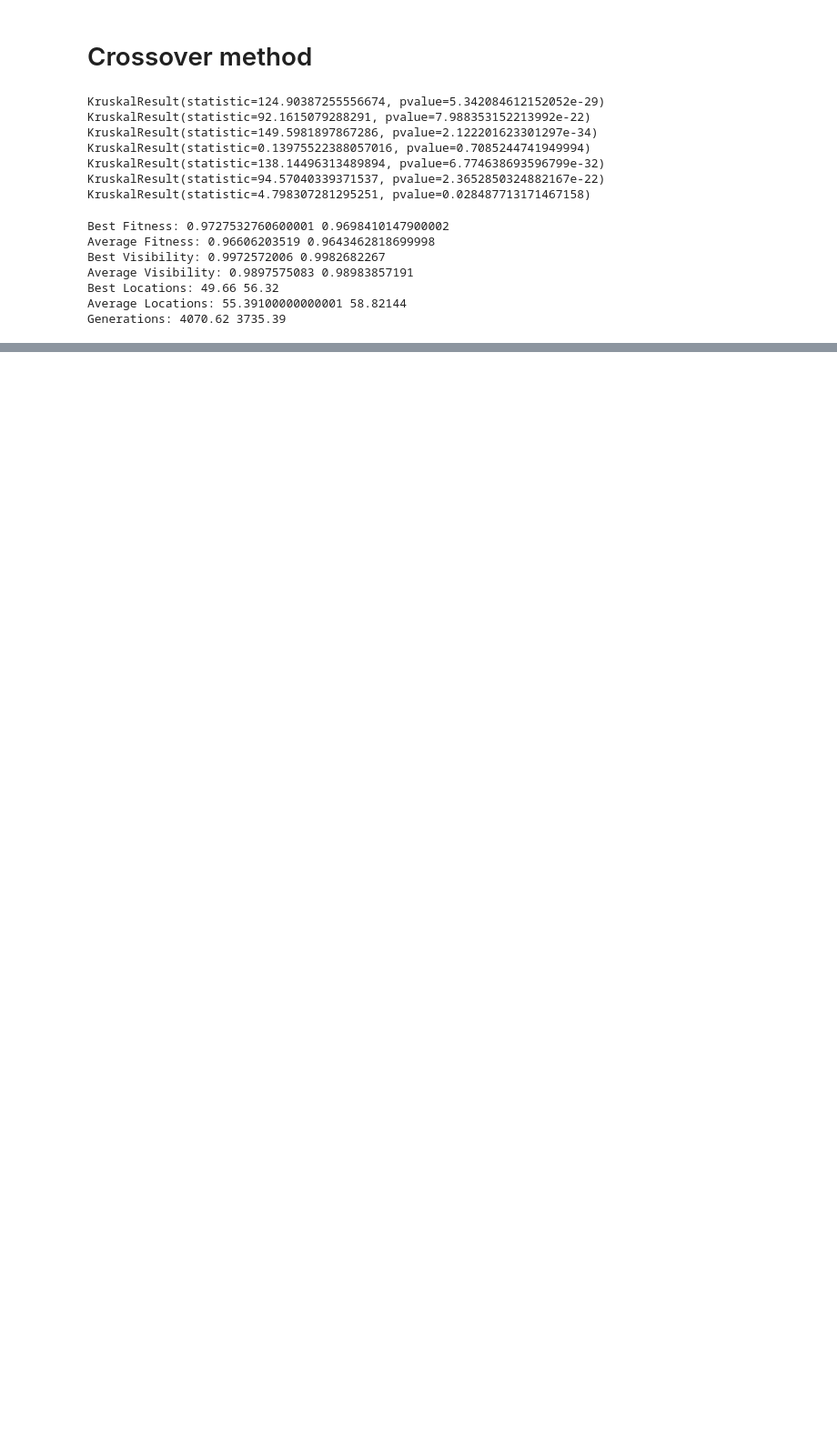
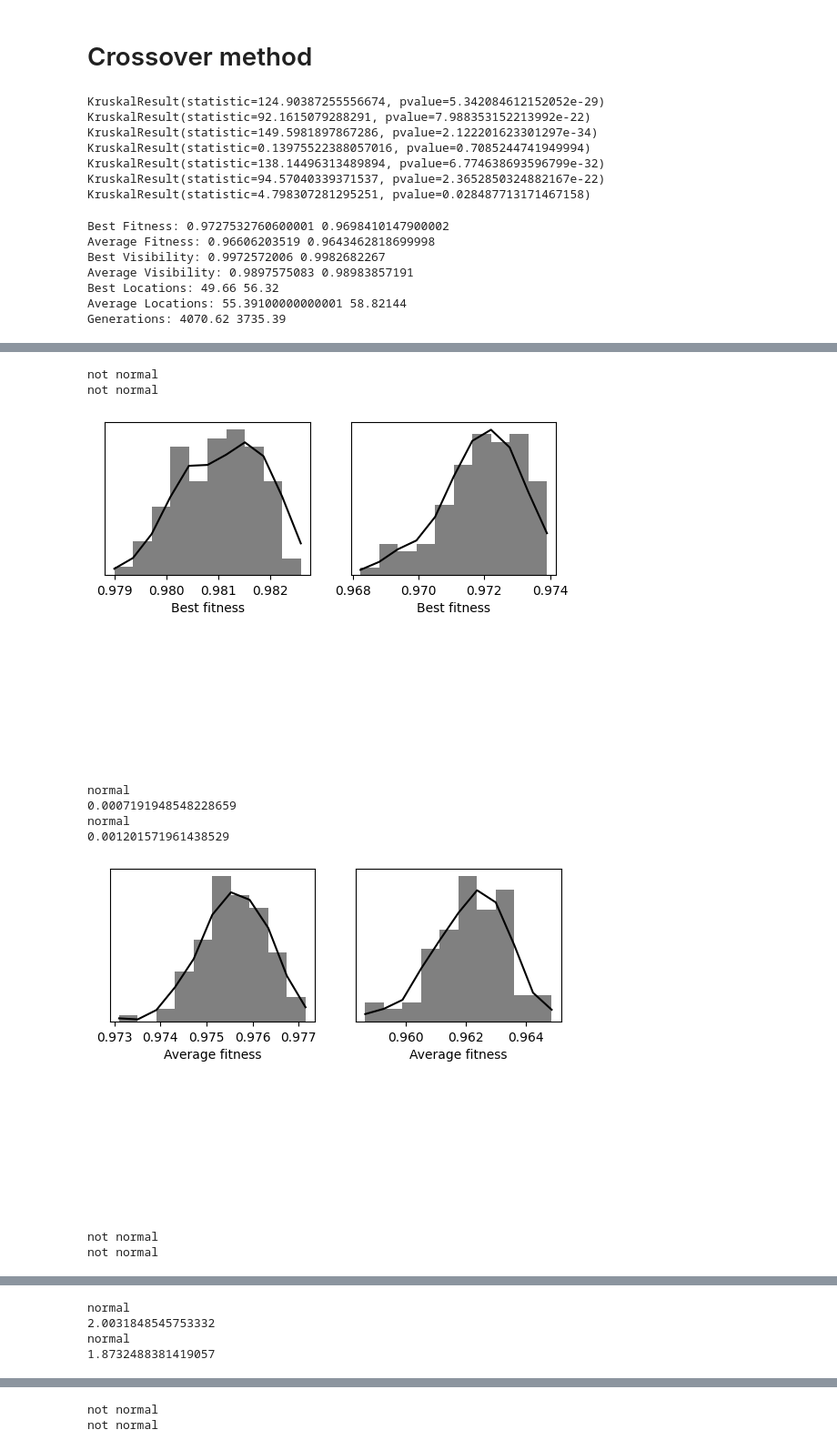
Before and after one commit to marvkosmai/mprj-optimal-placement-and-route, a Jupyter notebook: DataVisualization/statistics.ipynb, the cells around one changed output, grey strips where cells are left out. Shown at 91% size. Cells and saved outputs as stored; diff of their text form; code cells hidden in the pictures; blank space fills up the shorter version.

```diff
--- a/DataVisualization/statistics.ipynb
+++ b/DataVisualization/statistics.ipynb
@@ -859,0 +1149,26 @@ not normal
+# %%
+# 2x-1
+f = open('data/delta3/2x-1/p250_c69_m20_e0_g100_638128150269278675.json')
+group3 = json.load(f)
+f.close()
+
+g1bf = np.array(group3['bestFitness'])
+g1af = np.array(group3['averageFitness'])
+g1bv = np.array(group3['bestVisibility'])
+g1av = np.array(group3['averageVisibility'])
+g1bl = np.array(group3['bestLocations'])
+g1al = np.array(group3['averageLocations'])
+g1g = np.array(group3['generations'])
+
+# group 70%
+f = open('data/mutationchoice/p250_c60_m20_70_e0_g100_638138975556293359.json')
+group2 = json.load(f)
+f.close()
+
+g2bf = np.array(group2['bestFitness'])
+g2af = np.array(group2['averageFitness'])
+g2bv = np.array(group2['bestVisibility'])
+g2av = np.array(group2['averageVisibility'])
+g2bl = np.array(group2['bestLocations'])
+g2al = np.array(group2['averageLocations'])
+g2g = np.array(group2['generations'])
@@ -859,0 +1213,19 @@ not normal
+# %%
+fourhist(g1bf, g2bf, None, None, 'Best fitness', 'Percent')
+fourhist(g1af, g2af, None, None, 'Average fitness', 'Percent')
+fourhist(g1bl, g2bl, None, None, 'Best Locations', 'Percent')
+fourhist(g1al, g2al, None, None, 'Average Locations', 'Percent')
+fourhist(g1bv, g2bv, None, None, 'Best Visibility', 'Percent')
+fourhist(g1av, g2av, None, None, 'Average Visibility', 'Percent')
+fourhist(g1g, g2g, None, None, 'Generations', 'Percent')
+# %% [output]
+not normal
+not normal
+[figure, added]
+normal
+0.0007191948548228659
+normal
+0.001201571961438529
+[figure, added]
+not normal
+not normal
@@ -859,0 +1233,4 @@ not normal
+normal
+2.0031848545753332
+normal
+1.8732488381419057
@@ -859,0 +1238,2 @@ not normal
+not normal
+not normal
```
Also changed, not shown: parts of 16 cells of this notebook, 22 other files.
